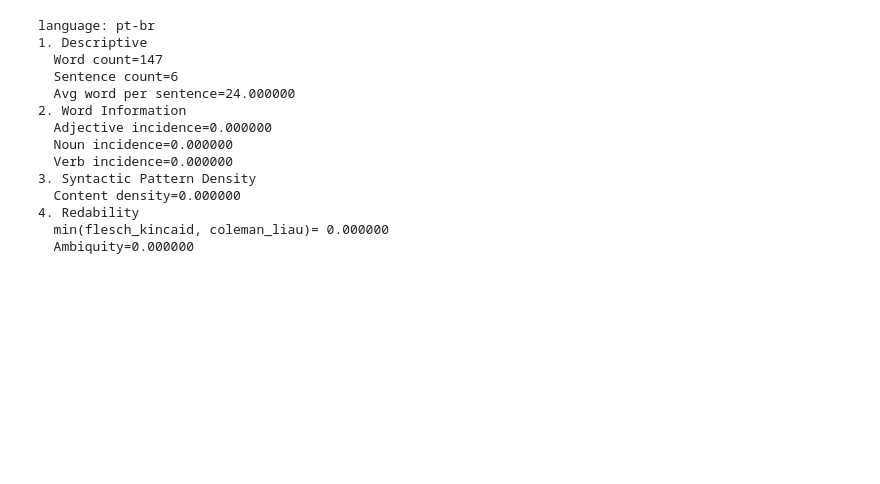
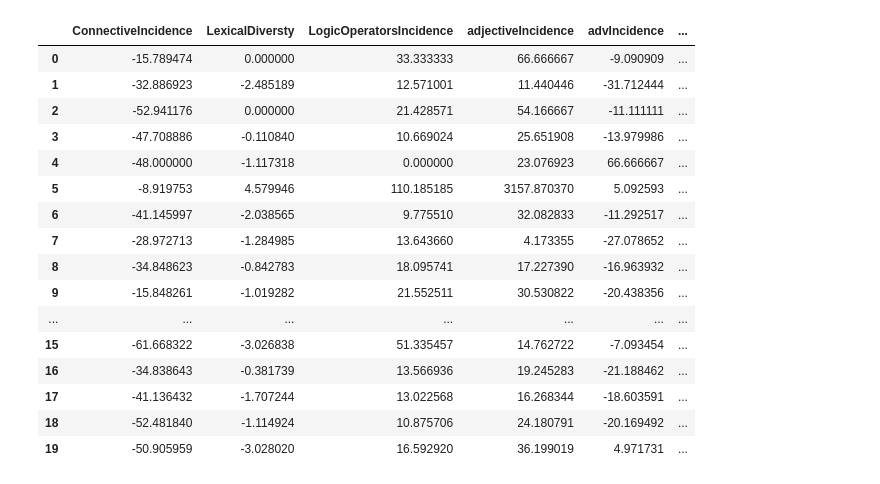
Before and after one commit to vwoloszyn/pylinguistics, a Jupyter notebook: pylinguistics_test.ipynb, the cells around one changed output. Drawn from its saved outputs; the diff is of its cells as text; code cells hidden in the pictures; blank space fills up the shorter version.

```diff
--- a/pylinguistics_test.ipynb
+++ b/pylinguistics_test.ipynb
@@ -1,27 +0,0 @@
-# %%
-#%load_ext autoreload
-#%autoreload 2
-#%reload_ext autoreload
-import sys
-sys.path.append("./pylinguistics/")
-
-import Pylinguistics as pl
-objpl=pl.text("Houve um tempo em que o hábito de manter cadernos de anotações era algo bastante corriqueiro. Os chamados de 'livros de lugares-comuns' (ou commonplace books ) eram utilizados pelos leitores para o registro de trechos e passagens interessantes com que se deparavam em suas leituras. Mas além de transcrições, esses cadernos também reuniam apontamentos sobre a vida cotidiana, conforme relata o historiador Robert Darnton em A Questão dos Livros (Cia. das Letras, 2009, p.164). Essas informações eram grupadas e reorganizadas à medida que novos excertos iam sendo acrescidos. O hábito espalhou-se por toda a Inglaterra no início da era Moderna, e muitos escritores famosos - entre eles John Milton e Francis Bacon - cultivaram essa maneira especial de absorver a palavra impressa, fundada na não linearidade e na fragmentação da informação. ")
-objpl.setLanguage("pt-br");
-
-objpl.summary()
-# %% [output]
-language: pt-br
-1. Descriptive
-  Word count=147
-  Sentence count=6
-  Avg word per sentence=24.000000
-2. Word Information
-  Adjective incidence=0.000000
-  Noun incidence=0.000000
-  Verb incidence=0.000000
-3. Syntactic Pattern Density
-  Content density=0.000000
-4. Redability
-  min(flesch_kincaid, coleman_liau)= 0.000000
-  Ambiquity=0.000000
@@ -37,0 +51,47 @@ objpl.summary()
+# %%
+pyling=pd.read_csv('pylinguisticsResults.csv', sep='\t')
+cohmetrix=pd.read_csv('cohmetrixResults.csv', sep='\t')
+
+def calcMse(a, b):
+    r = a - b
+    r = r*r
+    return r
+
+def calcPmedia(a, b):
+
+    return ((100*a) / (float(b)))-100
+
+dic={'adjectiveIncidence':'basic_counts:adjectives','advIncidence':'basic_counts:adverbs','contentIncidence':'basic_counts:content_words','redability':'basic_counts:flesch','functionalIncidence':'basic_counts:function_words','avg_word_per_sentence':'basic_counts:words_per_sentence','nounIncidence':'basic_counts:nouns','sentence_count':'basic_counts:sentences','word_count':'basic_counts:words','pronIncidence':'basic_counts:pronouns','verbIncidence':'basic_counts:verbs','ConnectiveIncidence':'connectives:conn_incidence','LexicalDiversty':'Tokens:ttr', 'LogicOperatorsIncidence':'logic_operators:logic_operators'}
+
+result = []
+resultp=[]
+for index, row in pyling.iterrows():
+    mse = {}
+    pmedia={}
+    for key in dic:
+        mse[key] = calcMse(pyling.loc[index][key], cohmetrix.loc[index][dic[key]])
+        pmedia[key] = calcPmedia(pyling.loc[index][key], cohmetrix.loc[index][dic[key]])
+
+    result.append(mse)
+    resultp.append(pmedia)
+# %%
+dfresult = pd.DataFrame(resultp)
+dfresult.head(20)
+# %% [output]
+|  | ConnectiveIncidence | LexicalDiversty | LogicOperatorsIncidence | adjectiveIncidence | advIncidence | ... |
+| 0 | -15.789474 | 0.000000 | 33.333333 | 66.666667 | -9.090909 | ... |
+| 1 | -32.886923 | -2.485189 | 12.571001 | 11.440446 | -31.712444 | ... |
+| 2 | -52.941176 | 0.000000 | 21.428571 | 54.166667 | -11.111111 | ... |
+| 3 | -47.708886 | -0.110840 | 10.669024 | 25.651908 | -13.979986 | ... |
+| 4 | -48.000000 | -1.117318 | 0.000000 | 23.076923 | 66.666667 | ... |
+| 5 | -8.919753 | 4.579946 | 110.185185 | 3157.870370 | 5.092593 | ... |
+| 6 | -41.145997 | -2.038565 | 9.775510 | 32.082833 | -11.292517 | ... |
+| 7 | -28.972713 | -1.284985 | 13.643660 | 4.173355 | -27.078652 | ... |
+| 8 | -34.848623 | -0.842783 | 18.095741 | 17.227390 | -16.963932 | ... |
+| 9 | -15.848261 | -1.019282 | 21.552511 | 30.530822 | -20.438356 | ... |
+| ... | ... | ... | ... | ... | ... | ... |
+| 15 | -61.668322 | -3.026838 | 51.335457 | 14.762722 | -7.093454 | ... |
+| 16 | -34.838643 | -0.381739 | 13.566936 | 19.245283 | -21.188462 | ... |
+| 17 | -41.136432 | -1.707244 | 13.022568 | 16.268344 | -18.603591 | ... |
+| 18 | -52.481840 | -1.114924 | 10.875706 | 24.180791 | -20.169492 | ... |
+| 19 | -50.905959 | -3.028020 | 16.592920 | 36.199019 | 4.971731 | ... |
```
Also changed, not shown: parts of 8 cells of this notebook, 21 other files.
